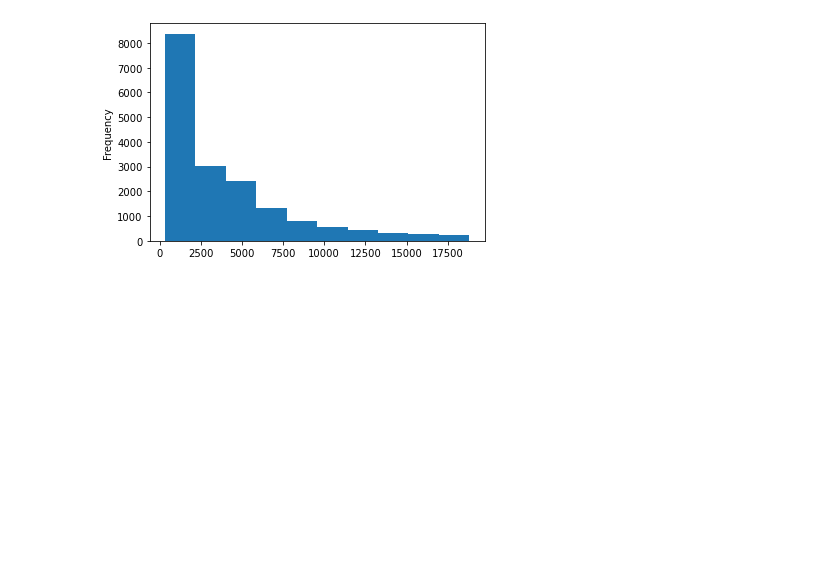
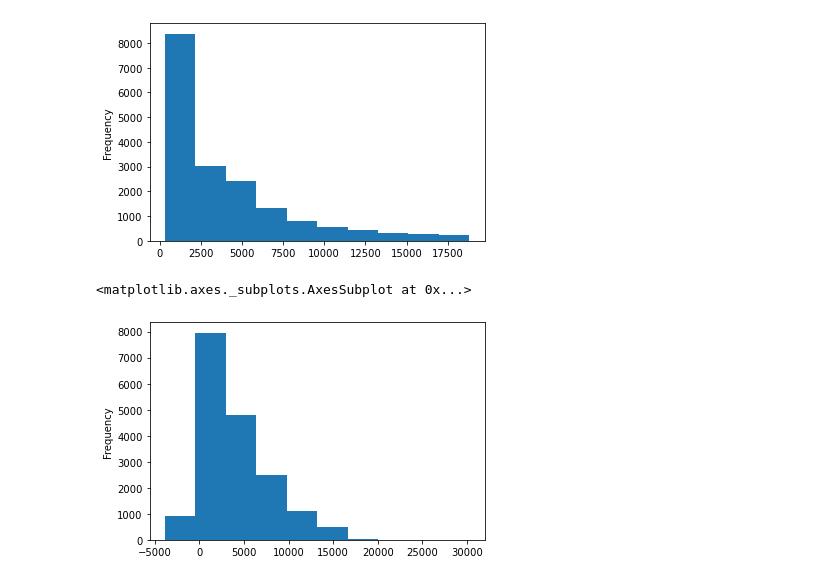
Before and after one commit to boranova/Diamond-Prices-Machine-Learning, a Jupyter notebook: Linear_models_v.ipynb, the cells around one changed output. Cells and saved outputs as stored; diff of their text form; code cells hidden in the pictures; blank space fills up the shorter version.

```diff
--- a/Linear_models_v.ipynb
+++ b/Linear_models_v.ipynb
@@ -188,3 +165,8 @@ log_regression_df['y_test'].plot.hist( bins = 10)
 # %% [output]
 <matplotlib.axes._subplots.AxesSubplot at 0x...>
 [figure]
+# %%
+log_regression_df['y_lasso'].plot.hist( bins = 10)
+# %% [output]
+<matplotlib.axes._subplots.AxesSubplot at 0x...>
+[figure, added]
```
Also changed, not shown: parts of 9 cells of this notebook, 3 other files.
